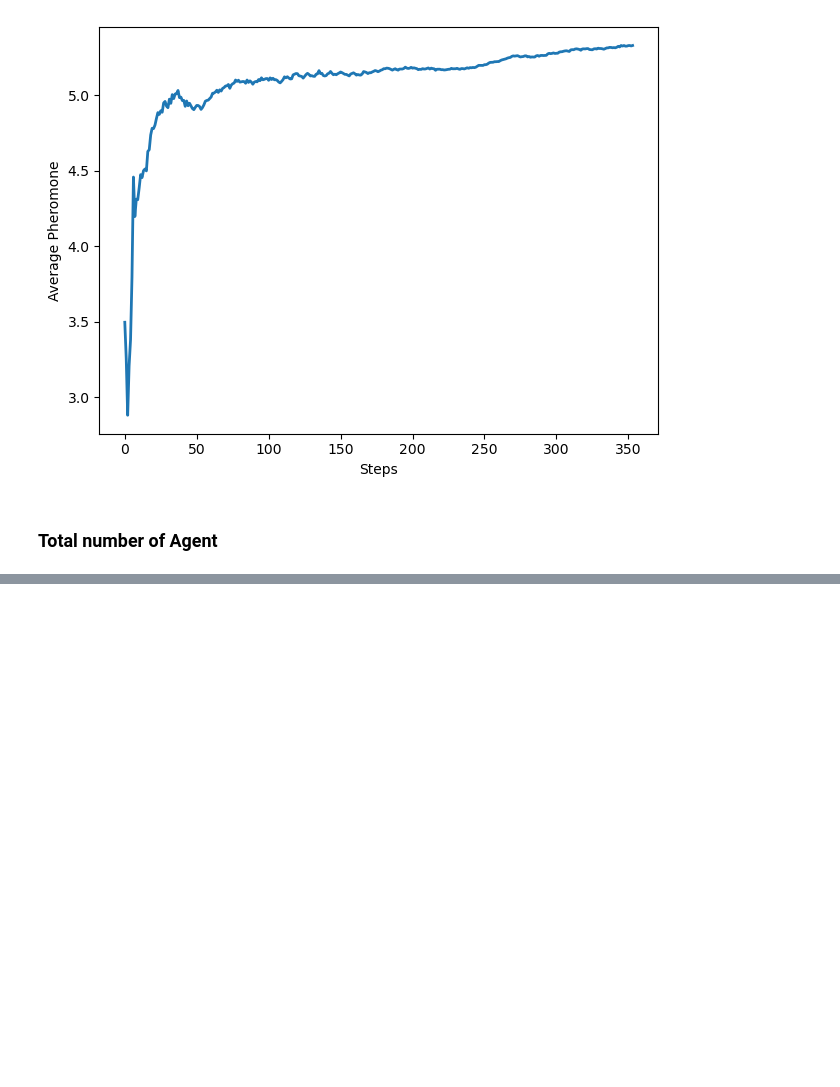
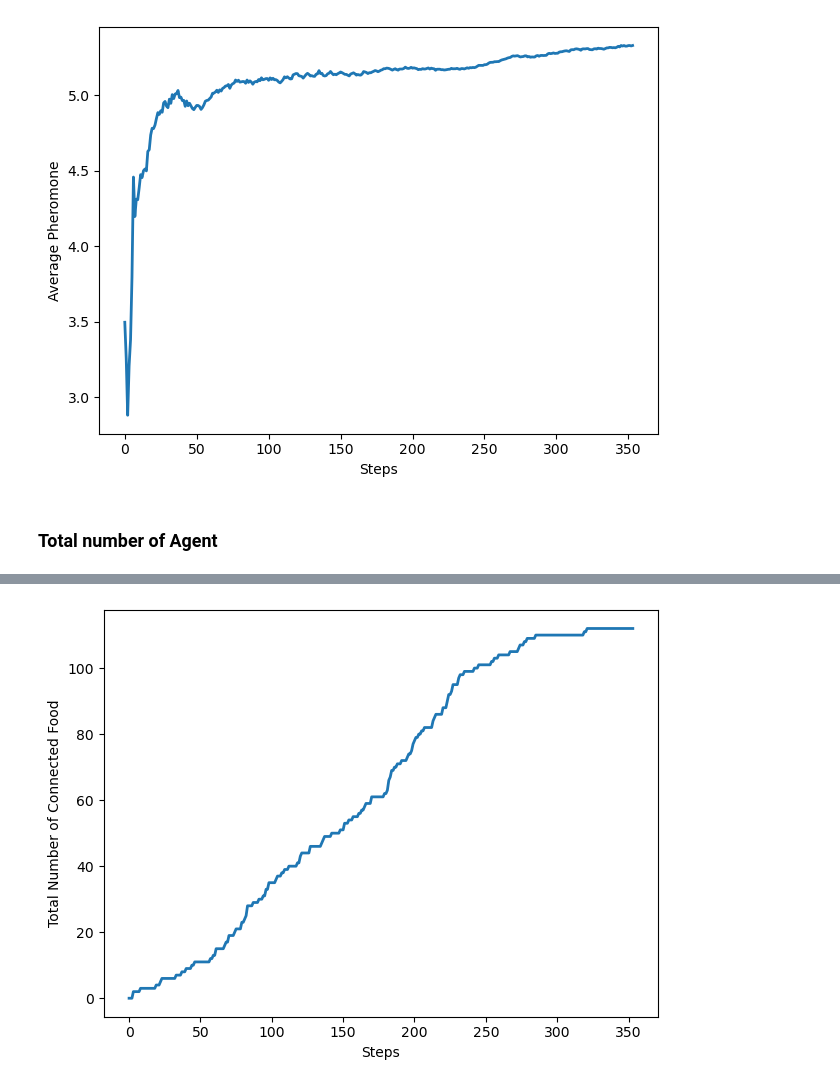
Before and after one commit to MoeBuTa/SlimeMould, a Jupyter notebook: slime.ipynb, the cells around one changed output, grey strips where cells are left out. Cells and saved outputs as stored; diff of their text form; code cells hidden in the pictures; blank space fills up the shorter version.

```diff
--- a/slime.ipynb
+++ b/slime.ipynb
@@ -167,0 +168,5 @@ utils.decorate(xlabel='Steps', ylabel='Total Agent', loc='upper left')
+# %%
+plt.plot(city.mould.get_total_reached_foods())
+utils.decorate(xlabel='Steps', ylabel='Total Number of Connected Food', loc='upper left')
+# %% [output]
+[figure, added]
```
Also changed, not shown: parts of 6 cells of this notebook, 1 other file.
